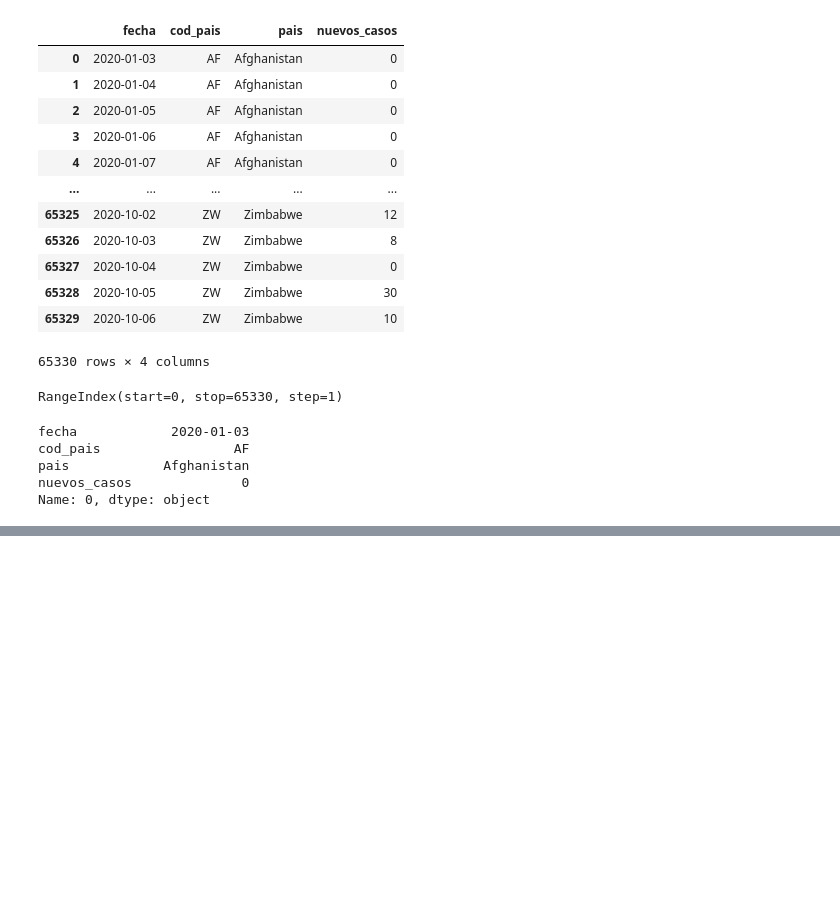
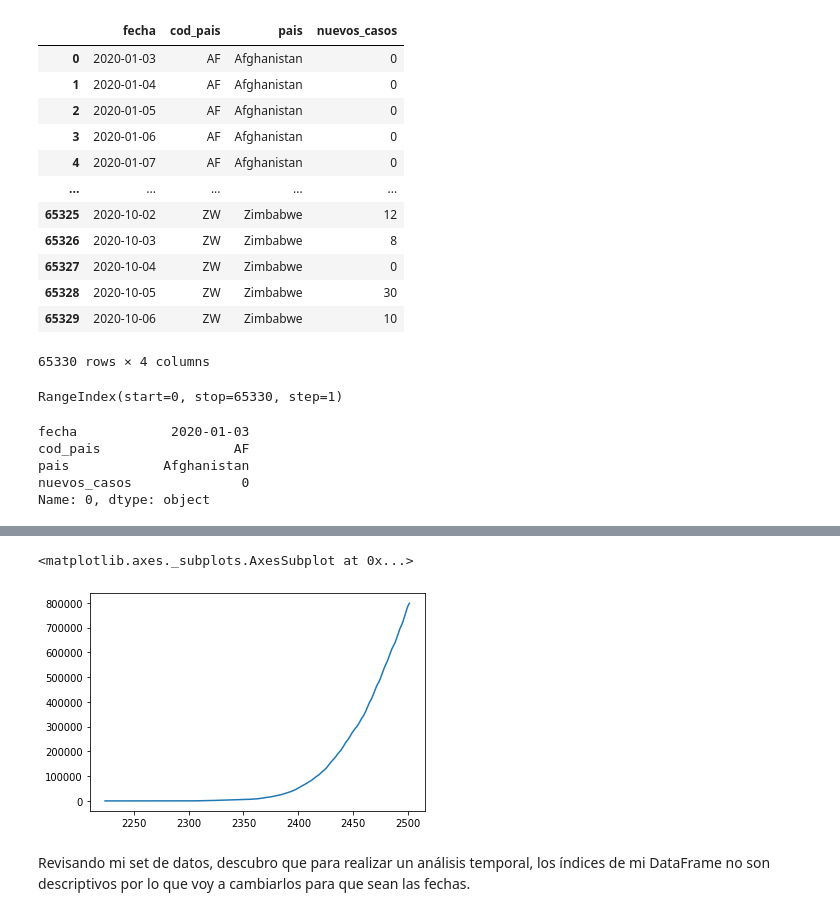
Before and after one commit to fedeturi/icda-python-para-finanzas, a Jupyter notebook: ICDA-Python_Clase6.ipynb, the cells around one changed output, grey strips where cells are left out. Saved outputs shown, nothing was run; the diff lists cells and outputs as text; code cells hidden in the pictures; blank space fills up the shorter version.

```diff
--- a/ICDA-Python_Clase6.ipynb
+++ b/ICDA-Python_Clase6.ipynb
@@ -534,0 +573,7 @@ Name: 0, dtype: object
+# %%
+arg_df['nuevos_casos'].cumsum().plot()
+# %% [output]
+<matplotlib.axes._subplots.AxesSubplot at 0x...>
+[figure, added]
+# %% [markdown]
+Revisando mi set de datos, descubro que para realizar un análisis temporal, los índices de mi DataFrame no son descriptivos por lo que voy a cambiarlos para que sean las fechas.
```
Also changed, not shown: parts of 32 cells of this notebook, 1 other file.
